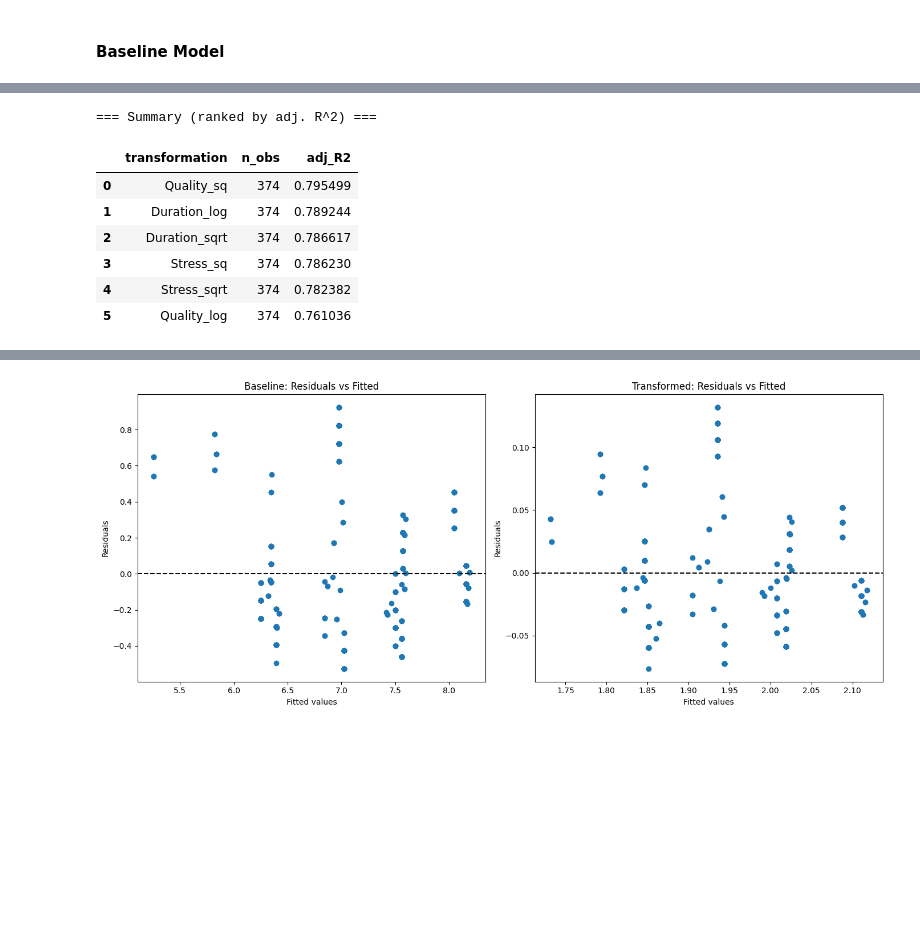
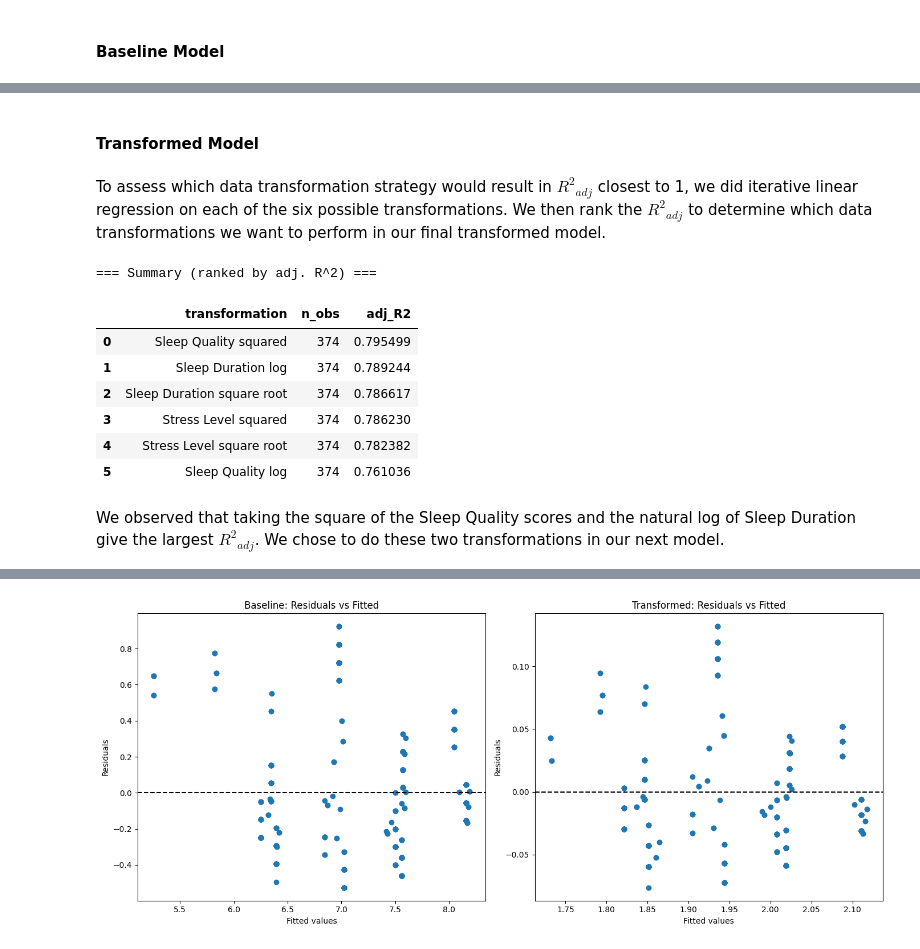
Before and after one commit to RaihanArvi/Math_360_Assignment_3, a Jupyter notebook: assignment3.ipynb, the cells around one changed output, grey strips where cells are left out. Cells and saved outputs as stored; diff of their text form; code cells hidden in the pictures; blank space fills up the shorter version.

```diff
--- a/assignment3.ipynb
+++ b/assignment3.ipynb
@@ -111,61 +121,56 @@ Covariance Type:            nonrobust
 [2] The condition number is large, 1.34e+03. This might indicate that there are
 strong multicollinearity or other numerical problems.
 Adjusted R^2 (baseline): 0.78331
+# %% [markdown]
+#### Transformed Model
+# %% [markdown]
+To assess which data transformation strategy would result in ${R^{2}}_{adj}$ closest to 1, we did iterative linear regression on each of the six possible transformations. We then rank the ${R^{2}}_{adj}$ to determine which data transformations we want to perform in our final transformed model.
+</br>
 # %%
-# run this cell (assumes df is loaded and pandas/numpy/statsmodels imported)
-import numpy as np
-import pandas as pd
-import statsmodels.api as sm
-
 transform_list = [
-    # predictor transforms (replace Stress or Quality in X)
-    ("Stress_sqrt",      "predictor", "Stress", lambda s: np.sqrt(s)),
-    ("Stress_sq",        "predictor", "Stress", lambda s: s**2),
-    ("Quality_log",      "predictor", "Quality", lambda s: np.log(s)),
-    ("Quality_sq",       "predictor", "Quality", lambda s: s**2),
-    # response transforms (replace Duration with transformed response Y)
-    ("Duration_log",     "response",  "Duration", lambda s: np.log(s)),
-    ("Duration_sqrt",    "response",  "Duration", lambda s: np.sqrt(s)),
+    ("Stress Level square root",      "predictor", "Stress", lambda s: np.sqrt(s)),
+    ("Stress Level squared",        "predictor", "Stress", lambda s: s**2),
+    ("Sleep Quality log",      "predictor", "Quality", lambda s: np.log(s)),
+    ("Sleep Quality squared",       "predictor", "Quality", lambda s: s**2),
+    ("Sleep Duration log",     "response",  "Duration", lambda s: np.log(s)),
+    ("Sleep Duration square root",    "response",  "Duration", lambda s: np.sqrt(s)),
 ]
 
 results = []
 for name, kind, col, func in transform_list:
 
     temp = df[['Duration','Physical_Activity','Stress','Quality']].copy()
 
-    # apply transformation.
     if func is np.log:
         temp[col] = temp[col].where(temp[col] > 0, np.nan).map(lambda v: np.log(v) if pd.notna(v) else np.nan)
     else:
-        # for sqrt of negative numbers numpy gives nan; keep that behavior
         temp[col] = func(temp[col].astype(float))
-    # drop rows with NA in any of the model columns
     temp = temp.dropna(subset=['Duration','Physical_Activity','Stress','Quality'])
 
-    # Build X and Y using the exact requested structure
     X_t = sm.add_constant(temp[['Physical_Activity','Stress','Quality']])
     if kind == "response":
-        Y_t = temp['Duration'] if col != 'Duration' else temp['Duration']  # placeholder, but we set below
-    # set Y_t properly when response transform
+        Y_t = temp['Duration'] if col != 'Duration' else temp['Duration']
     if kind == "response":
-        Y_t = temp[col]   # transformed Duration
+        Y_t = temp[col]
     else:
-        Y_t = temp['Duration']  # original response
+        Y_t = temp['Duration']
 
-    # fit and record adj. R^2
     m = sm.OLS(Y_t, X_t).fit()
     results.append((name, len(temp), m.rsquared_adj))
 
-# summary table sorted by adj R2
 res_df = pd.DataFrame(results, columns=['transformation','n_obs','adj_R2']).sort_values('adj_R2', ascending=False)
 print("\n\n=== Summary (ranked by adj. R^2) ===")
 display(res_df.reset_index(drop=True))
 # %% [output]
 === Summary (ranked by adj. R^2) ===
 |  | transformation | n_obs | adj_R2 |
-| 0 | Quality_sq | 374 | 0.795499 |
-| 1 | Duration_log | 374 | 0.789244 |
-| 2 | Duration_sqrt | 374 | 0.786617 |
-| 3 | Stress_sq | 374 | 0.786230 |
-| 4 | Stress_sqrt | 374 | 0.782382 |
-| 5 | Quality_log | 374 | 0.761036 |
+| 0 | Sleep Quality squared | 374 | 0.795499 |
+| 1 | Sleep Duration log | 374 | 0.789244 |
+| 2 | Sleep Duration square root | 374 | 0.786617 |
+| 3 | Stress Level squared | 374 | 0.786230 |
+| 4 | Stress Level square root | 374 | 0.782382 |
+| 5 | Sleep Quality log | 374 | 0.761036 |
+# %% [markdown]
+</br>
+We observed that taking the square of the Sleep Quality scores and the natural log of Sleep Duration give the largest ${R^{2}}_{adj}$. We chose to do these two transformations in our next model.
+</br>
```
Also changed, not shown: parts of 20 cells of this notebook.
